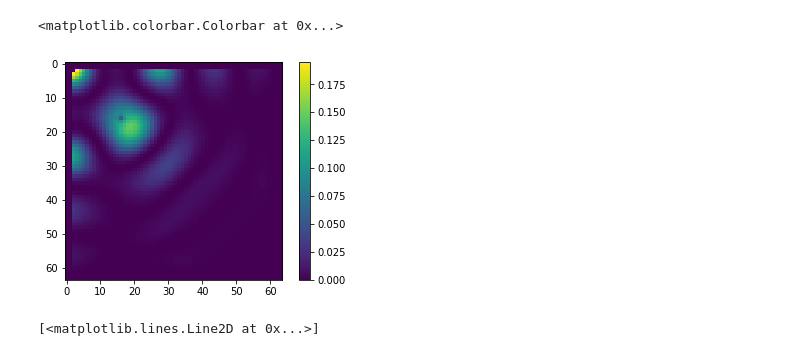
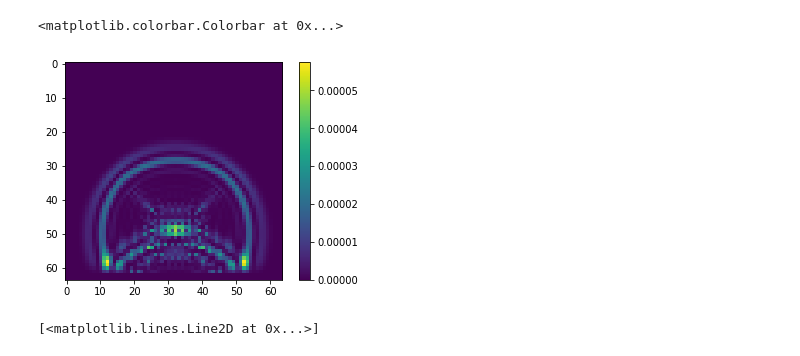
Before and after one commit to ybw2016v/fdtd, a Jupyter notebook: Untitled1.ipynb, the cells around one changed output. Saved outputs shown, nothing was run; the diff lists cells and outputs as text; code cells hidden in the pictures.

```diff
--- a/Untitled1.ipynb
+++ b/Untitled1.ipynb
@@ -8,9 +20,9 @@ from matplotlib import pyplot as plt
 # %%
-plt.imshow(E[:,:,15])
+plt.imshow(E[:,:,24])
 plt.colorbar()
 # %% [output]
 <matplotlib.colorbar.Colorbar at 0x...>
-[figure, old version]
+[figure, new version]
 # %%
 plt.plot(k)
 # %% [output]
```
Also changed, not shown: parts of 4 cells of this notebook, 10 other files.
